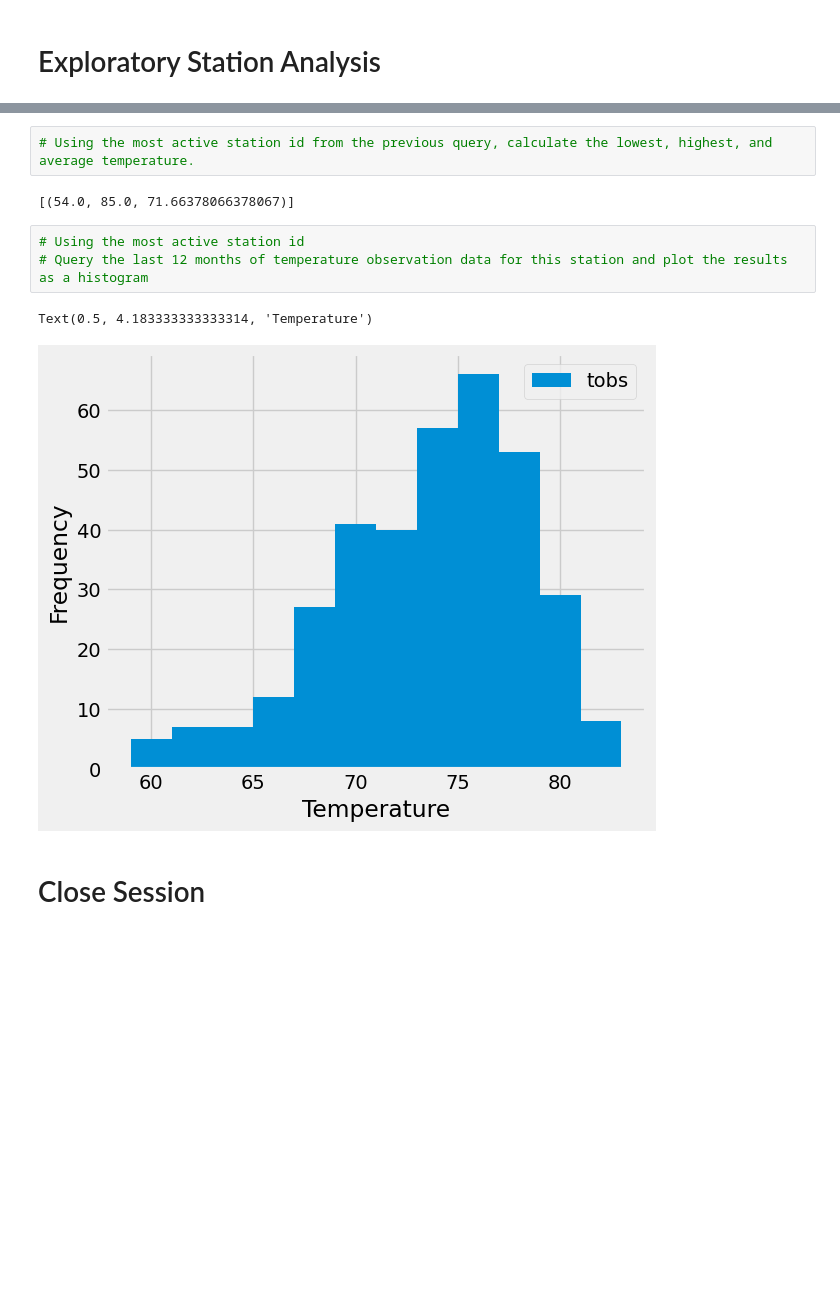
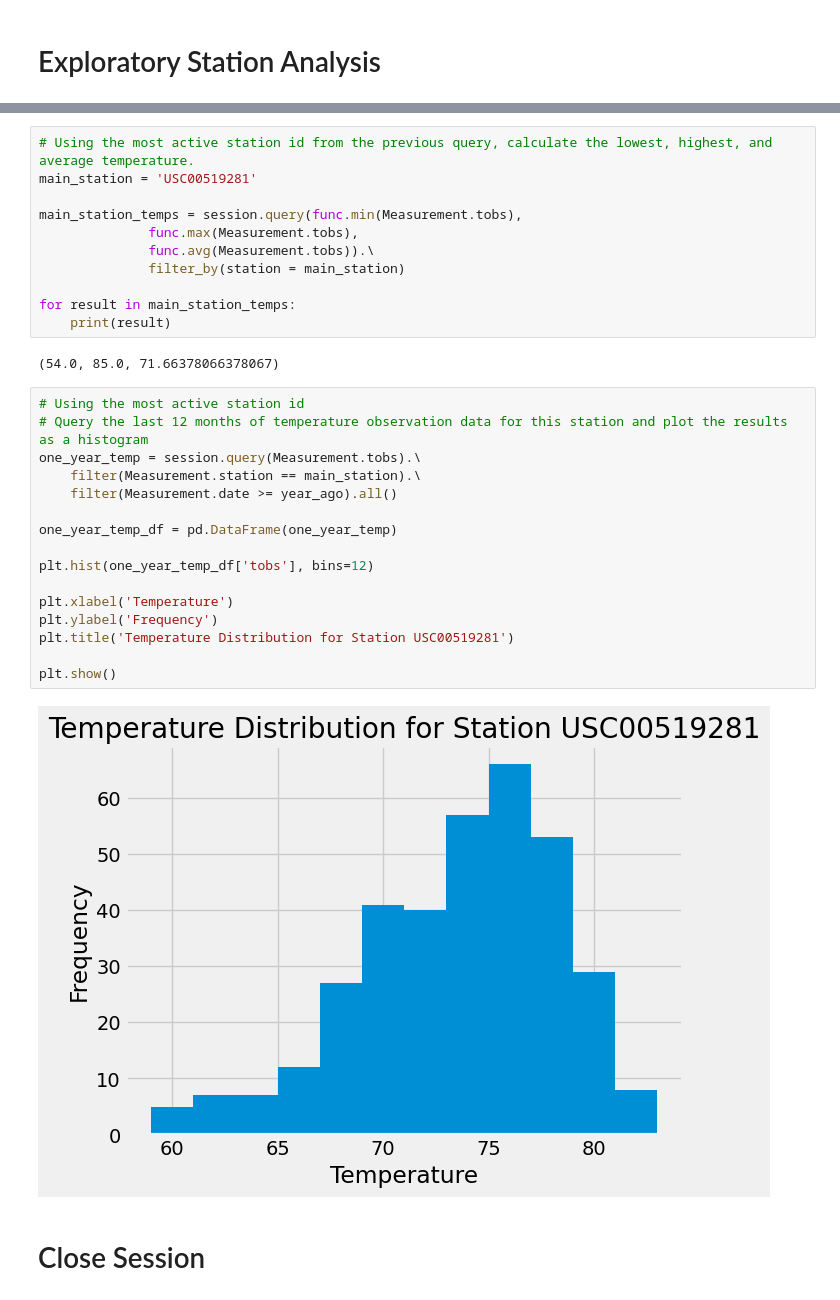
Before and after one commit to annabitzer/sqlalchemy_challenge, a Jupyter notebook: SurfsUp/Starter_Code/climate_starter.ipynb, the cells around one changed output, grey strips where cells are left out. Saved outputs shown, nothing was run; the diff lists cells and outputs as text; blank space fills up the shorter version.

Commit message:
finished exploratory station analysis

```diff
--- a/SurfsUp/Starter_Code/climate_starter.ipynb
+++ b/SurfsUp/Starter_Code/climate_starter.ipynb
@@ -128,13 +150,34 @@ precip_df.plot.bar('Date', 'Precipication')
 # %%
 # Using the most active station id from the previous query, calculate the lowest, highest, and average temperature.
+main_station = 'USC00519281'
+
+main_station_temps = session.query(func.min(Measurement.tobs),
+              func.max(Measurement.tobs),
+              func.avg(Measurement.tobs)).\
+              filter_by(station = main_station)
+
+for result in main_station_temps:
+    print(result)
 # %% [output]
-[(54.0, 85.0, 71.66378066378067)]
+(54.0, 85.0, 71.66378066378067)
 # %%
 # Using the most active station id
 # Query the last 12 months of temperature observation data for this station and plot the results as a histogram
+one_year_temp = session.query(Measurement.tobs).\
+    filter(Measurement.station == main_station).\
+    filter(Measurement.date >= year_ago).all()
+
+one_year_temp_df = pd.DataFrame(one_year_temp)
+
+plt.hist(one_year_temp_df['tobs'], bins=12)
+
+plt.xlabel('Temperature')
+plt.ylabel('Frequency')
+plt.title('Temperature Distribution for Station USC00519281')
+
+plt.show()
 # %% [output]
-Text(0.5, 4.183333333333314, 'Temperature')
-[figure, old version]
+[figure, new version]
 # %% [markdown]
 # Close Session
 # %%
```
Also changed, not shown: parts of 7 cells of this notebook.
